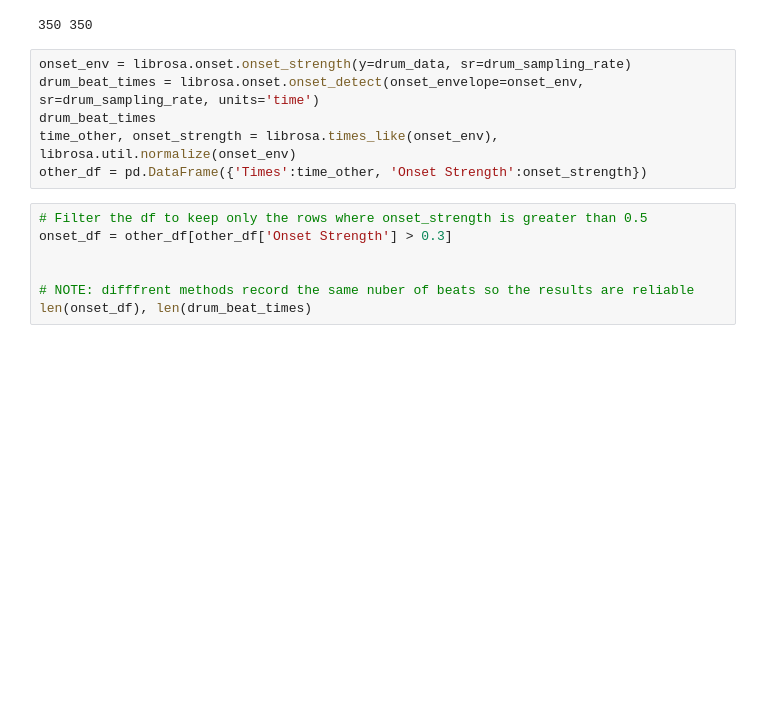
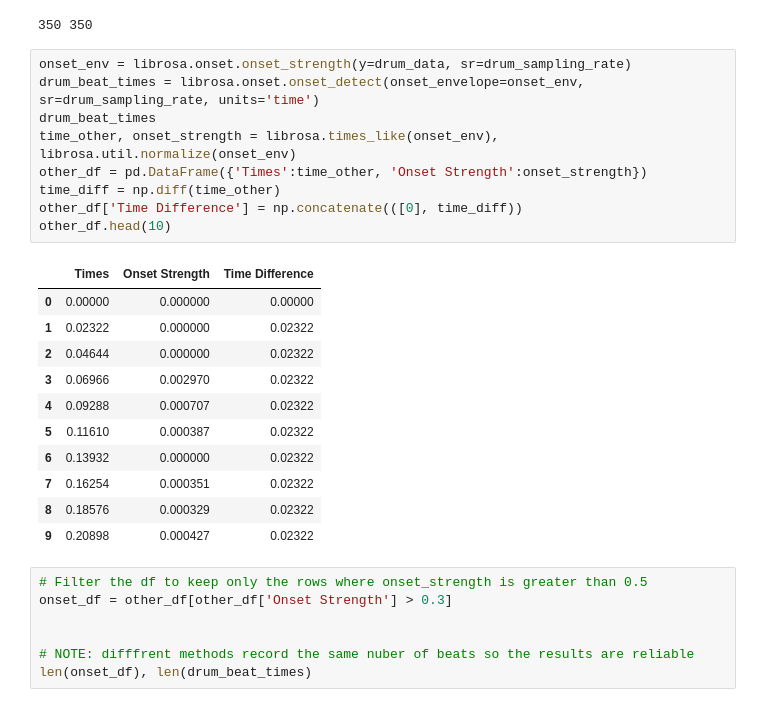
Before and after one commit to MicolGiannelli19/drum_beat_time, a Jupyter notebook: audio_to_data.ipynb, the cells around one changed output. Drawn from its saved outputs; the diff is of its cells as text; blank space fills up the shorter version.

Commit message:
added dataframe

```diff
--- a/audio_to_data.ipynb
+++ b/audio_to_data.ipynb
@@ -131,9 +131,24 @@ data = pd.DataFrame({'Tempo(ds)':metronome_times, 'Difference(ds)': metronomo_di
 # %%
 onset_env = librosa.onset.onset_strength(y=drum_data, sr=drum_sampling_rate)
 drum_beat_times = librosa.onset.onset_detect(onset_envelope=onset_env, sr=drum_sampling_rate, units='time')
 drum_beat_times
 time_other, onset_strength = librosa.times_like(onset_env), librosa.util.normalize(onset_env)
 other_df = pd.DataFrame({'Times':time_other, 'Onset Strength':onset_strength})
+time_diff = np.diff(time_other)
+other_df['Time Difference'] = np.concatenate(([0], time_diff))
+other_df.head(10)
+# %% [output]
+|  | Times | Onset Strength | Time Difference |
+| 0 | 0.00000 | 0.000000 | 0.00000 |
+| 1 | 0.02322 | 0.000000 | 0.02322 |
+| 2 | 0.04644 | 0.000000 | 0.02322 |
+| 3 | 0.06966 | 0.002970 | 0.02322 |
+| 4 | 0.09288 | 0.000707 | 0.02322 |
+| 5 | 0.11610 | 0.000387 | 0.02322 |
+| 6 | 0.13932 | 0.000000 | 0.02322 |
+| 7 | 0.16254 | 0.000351 | 0.02322 |
+| 8 | 0.18576 | 0.000329 | 0.02322 |
+| 9 | 0.20898 | 0.000427 | 0.02322 |
 # %%
 # Filter the df to keep only the rows where onset_strength is greater than 0.5
 onset_df = other_df[other_df['Onset Strength'] > 0.3]
```
Also changed, not shown: parts of 1 cell of this notebook, 1 other file.
